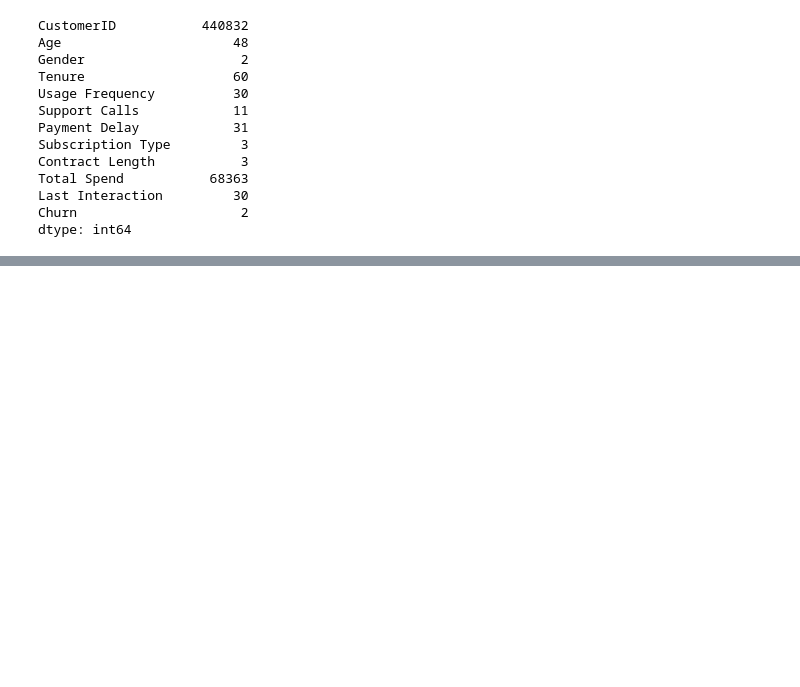
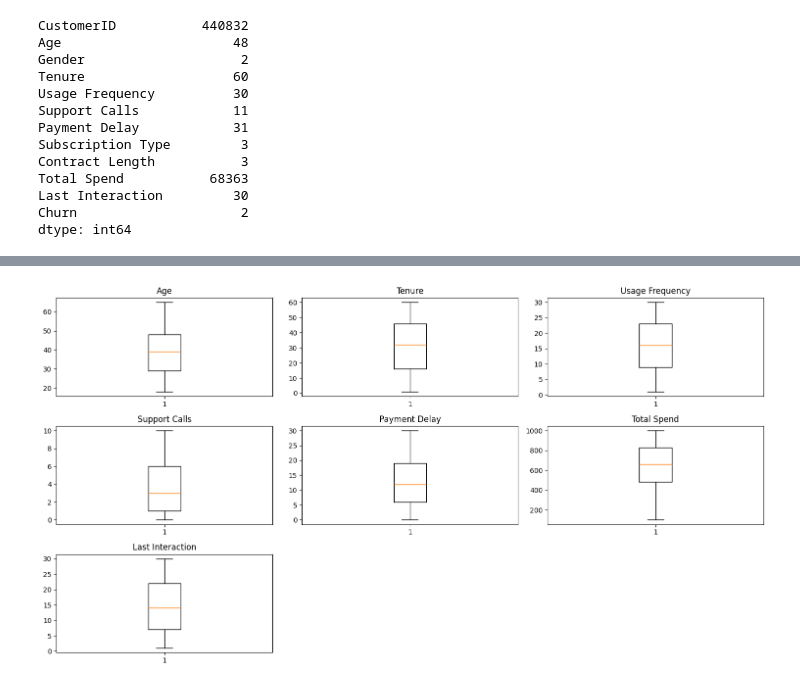
Before and after one commit to Samhitha-Jasti/churn-retention-forecasting, a Jupyter notebook: notebooks/DataExploration.ipynb, the cells around one changed output, grey strips where cells are left out. Drawn from its saved outputs; the diff is of its cells as text; code cells hidden in the pictures; blank space fills up the shorter version.

Commit message:
Data explore

```diff
--- a/notebooks/DataExploration.ipynb
+++ b/notebooks/DataExploration.ipynb
@@ -92,0 +111,23 @@ Problems Detected:
+# %%
+import matplotlib.pyplot as plt
+import seaborn as sns
+
+numerical_cols= ['Age',
+    'Tenure',
+    'Usage Frequency',
+    'Support Calls',
+    'Payment Delay',
+    'Total Spend',
+    'Last Interaction' ]
+
+plt.figure(figsize=(15, 8))
+
+for i, col in enumerate(numerical_cols, 1):
+    plt.subplot(3, 3, i)
+    plt.boxplot(data[col].dropna())
+    plt.title(col)
+
+plt.tight_layout()
+plt.show()
+# %% [output]
+[figure, added]
```
Also changed, not shown: parts of 2 cells of this notebook.
